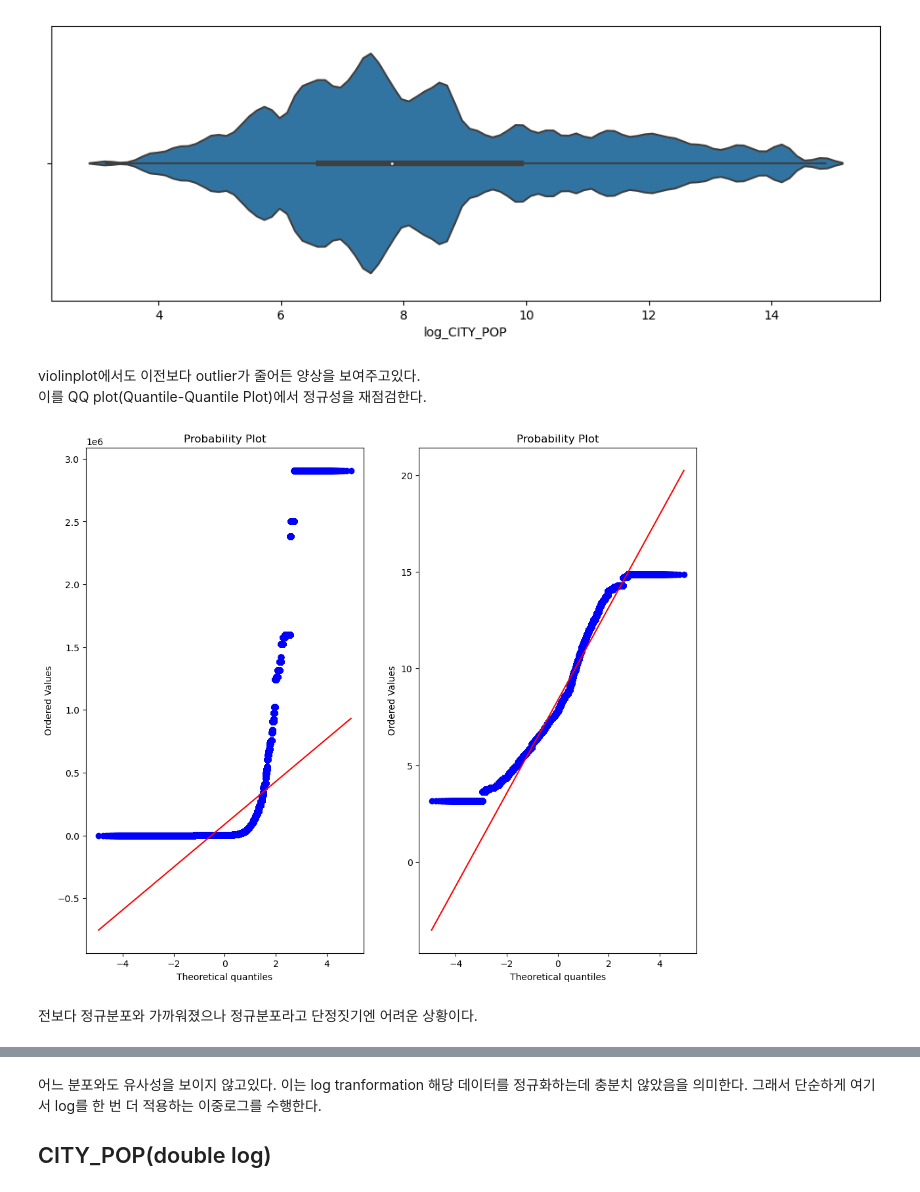
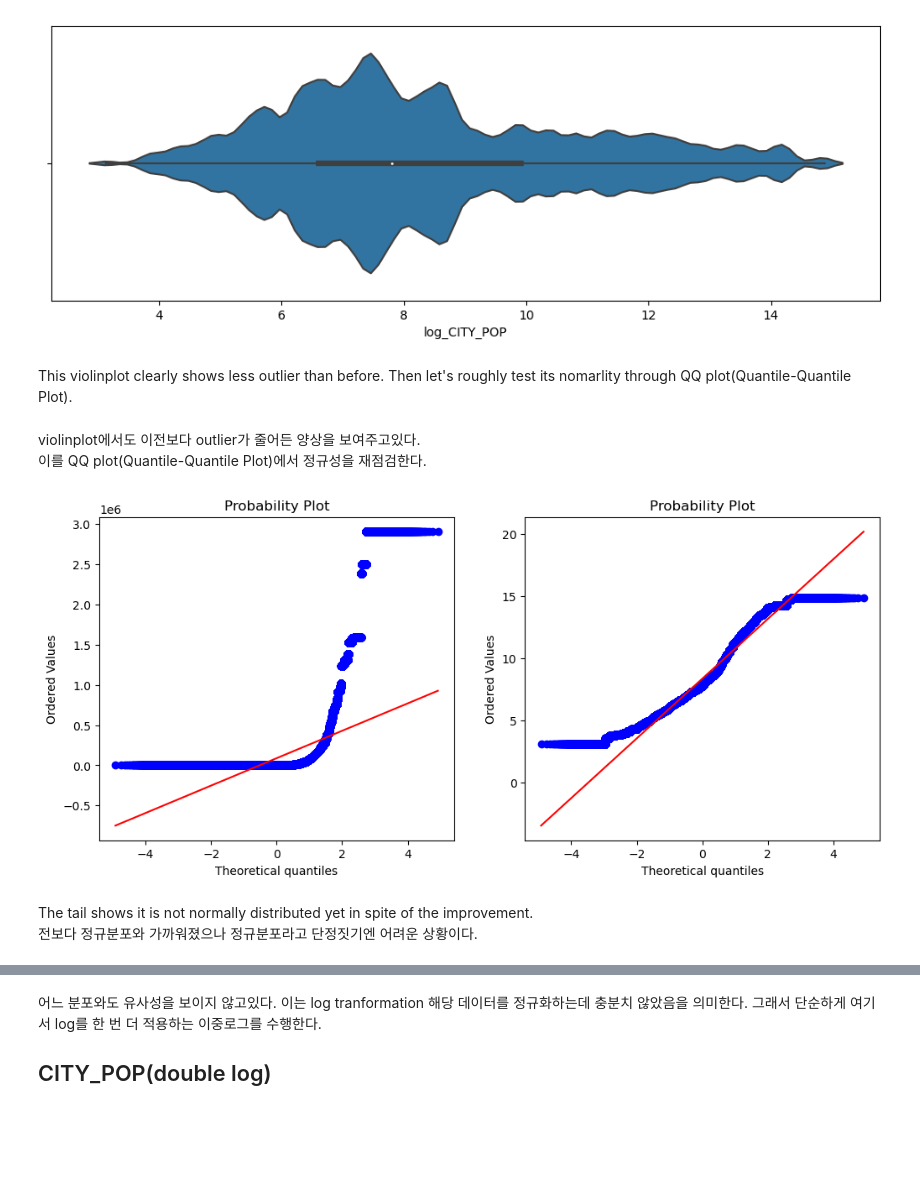
Before and after one commit to skmanzg/FraudDectectionProject2023, a Jupyter notebook: Data_Wrangling_part2.ipynb, the cells around one changed output, grey strips where cells are left out. Saved outputs shown, nothing was run; the diff lists cells and outputs as text; code cells hidden in the pictures; blank space fills up the shorter version.

```diff
--- a/Data_Wrangling_part2.ipynb
+++ b/Data_Wrangling_part2.ipynb
@@ -436,20 +489,23 @@ sns.violinplot(x= 'log_CITY_POP', data=df)
 plt.show()
 # %% [output]
 [figure]
+# %% [markdown]
+This violinplot clearly shows less outlier than before. Then let's roughly test its nomarlity through QQ plot(Quantile-Quantile Plot).
 # %% [markdown]
 violinplot에서도 이전보다 outlier가 줄어든 양상을 보여주고있다.
 이를 QQ plot(Quantile-Quantile Plot)에서 정규성을 재점검한다.
 # %%
-fig = plt.figure(figsize = (12,10))
+fig = plt.figure(figsize = (12,5))
 
 fig.add_subplot(1,2,1)
 res = stats.probplot(df['CITY_POP'], plot=plt)
 
 fig.add_subplot(1,2,2)
 res = stats.probplot(df['log_CITY_POP'], plot=plt)
 # %% [output]
-[figure, old version]
+[figure, new version]
 # %% [markdown]
+The tail shows it is not normally distributed yet in spite of the improvement.
 전보다 정규분포와 가까워졌으나 정규분포라고 단정짓기엔 어려운 상황이다.
 # %%
 fig = plt.figure(figsize = (20,20))
```
Also changed, not shown: parts of 55 cells of this notebook, 6 other files.
